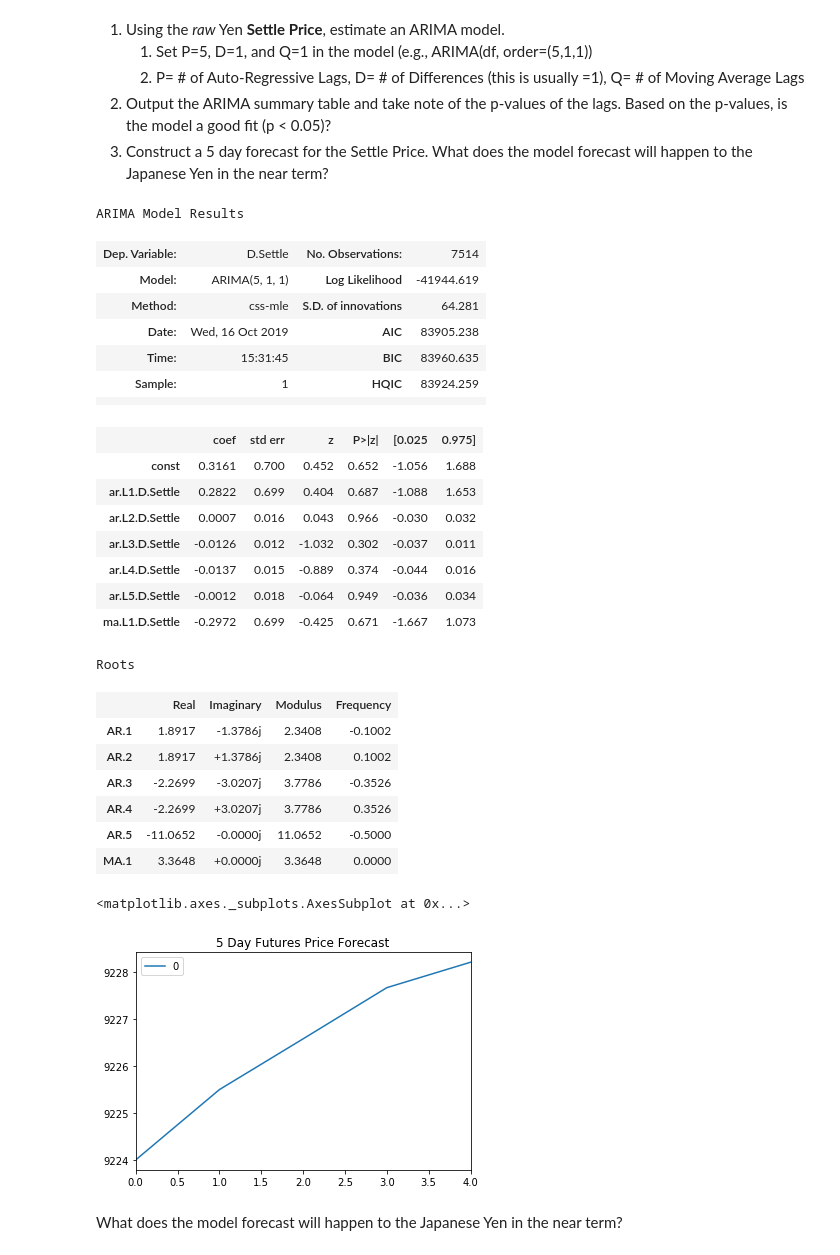
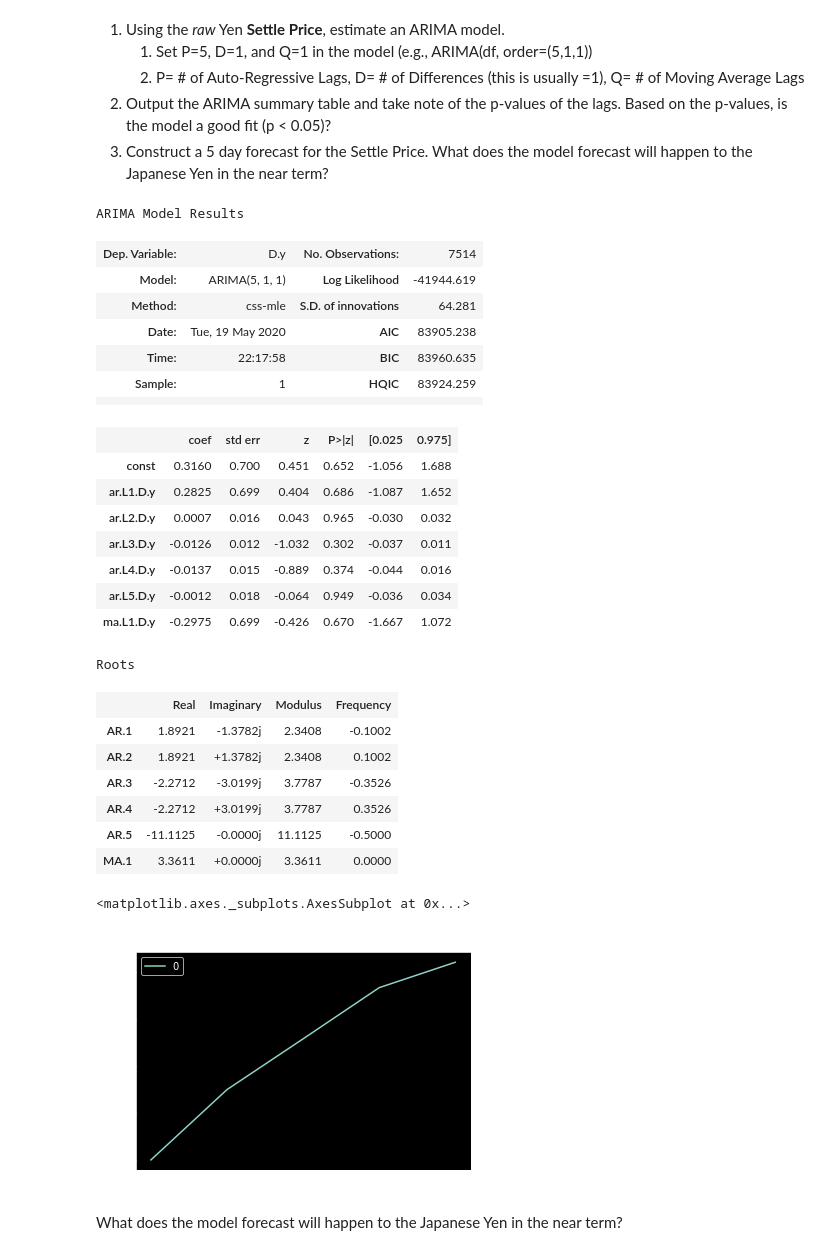
Before and after one commit to MelDLT/Time-Series_HW, a Jupyter notebook: Starter_Code/time_series_analysis.ipynb, the cells around one changed output. Cells and saved outputs as stored; diff of their text form; code cells hidden in the pictures.

```diff
--- a/Starter_Code/time_series_analysis.ipynb
+++ b/Starter_Code/time_series_analysis.ipynb
@@ -172,43 +176,45 @@ from statsmodels.tsa.arima_model import ARIMA
 # Estimate and ARIMA Model:
 # Hint: ARIMA(df, order=(p, d, q))
 # YOUR CODE HERE!
-
+arima_model = ARIMA(yen_futures.Settle.values, order = (5,1,1))
 # Fit the model
 # YOUR CODE HERE!
+arima_results = arima_model.fit()
 # %%
 # Output model summary results:
-results.summary()
+arima_results.summary()
 # %% [output]
 ARIMA Model Results
-| Dep. Variable: | D.Settle | No. Observations: | 7514 |
+| Dep. Variable: | D.y | No. Observations: | 7514 |
 | Model: | ARIMA(5, 1, 1) | Log Likelihood | -41944.619 |
 | Method: | css-mle | S.D. of innovations | 64.281 |
-| Date: | Wed, 16 Oct 2019 | AIC | 83905.238 |
-| Time: | 15:31:45 | BIC | 83960.635 |
+| Date: | Tue, 19 May 2020 | AIC | 83905.238 |
+| Time: | 22:17:58 | BIC | 83960.635 |
 | Sample: | 1 | HQIC | 83924.259 |
 |  |  |  |  |
 |  | coef | std err | z | P>|z| | [0.025 | 0.975] |
-| const | 0.3161 | 0.700 | 0.452 | 0.652 | -1.056 | 1.688 |
-| ar.L1.D.Settle | 0.2822 | 0.699 | 0.404 | 0.687 | -1.088 | 1.653 |
-| ar.L2.D.Settle | 0.0007 | 0.016 | 0.043 | 0.966 | -0.030 | 0.032 |
-| ar.L3.D.Settle | -0.0126 | 0.012 | -1.032 | 0.302 | -0.037 | 0.011 |
-| ar.L4.D.Settle | -0.0137 | 0.015 | -0.889 | 0.374 | -0.044 | 0.016 |
-| ar.L5.D.Settle | -0.0012 | 0.018 | -0.064 | 0.949 | -0.036 | 0.034 |
-| ma.L1.D.Settle | -0.2972 | 0.699 | -0.425 | 0.671 | -1.667 | 1.073 |
+| const | 0.3160 | 0.700 | 0.451 | 0.652 | -1.056 | 1.688 |
+| ar.L1.D.y | 0.2825 | 0.699 | 0.404 | 0.686 | -1.087 | 1.652 |
+| ar.L2.D.y | 0.0007 | 0.016 | 0.043 | 0.965 | -0.030 | 0.032 |
+| ar.L3.D.y | -0.0126 | 0.012 | -1.032 | 0.302 | -0.037 | 0.011 |
+| ar.L4.D.y | -0.0137 | 0.015 | -0.889 | 0.374 | -0.044 | 0.016 |
+| ar.L5.D.y | -0.0012 | 0.018 | -0.064 | 0.949 | -0.036 | 0.034 |
+| ma.L1.D.y | -0.2975 | 0.699 | -0.426 | 0.670 | -1.667 | 1.072 |
 Roots
 |  | Real | Imaginary | Modulus | Frequency |
-| AR.1 | 1.8917 | -1.3786j | 2.3408 | -0.1002 |
-| AR.2 | 1.8917 | +1.3786j | 2.3408 | 0.1002 |
-| AR.3 | -2.2699 | -3.0207j | 3.7786 | -0.3526 |
-| AR.4 | -2.2699 | +3.0207j | 3.7786 | 0.3526 |
-| AR.5 | -11.0652 | -0.0000j | 11.0652 | -0.5000 |
-| MA.1 | 3.3648 | +0.0000j | 3.3648 | 0.0000 |
+| AR.1 | 1.8921 | -1.3782j | 2.3408 | -0.1002 |
+| AR.2 | 1.8921 | +1.3782j | 2.3408 | 0.1002 |
+| AR.3 | -2.2712 | -3.0199j | 3.7787 | -0.3526 |
+| AR.4 | -2.2712 | +3.0199j | 3.7787 | 0.3526 |
+| AR.5 | -11.1125 | -0.0000j | 11.1125 | -0.5000 |
+| MA.1 | 3.3611 | +0.0000j | 3.3611 | 0.0000 |
 # %%
 # Plot the 5 Day Price Forecast
 # YOUR CODE HERE!
+pd.DataFrame(arima_results.forecast(steps=5)[0]).plot(title = "Futures Forecast")
 # %% [output]
 <matplotlib.axes._subplots.AxesSubplot at 0x...>
-[figure, old version]
+[figure, new version]
 # %% [markdown]
 What does the model forecast will happen to the Japanese Yen in the near term?
 # %% [markdown]
```
Also changed, not shown: parts of 12 cells of this notebook.
